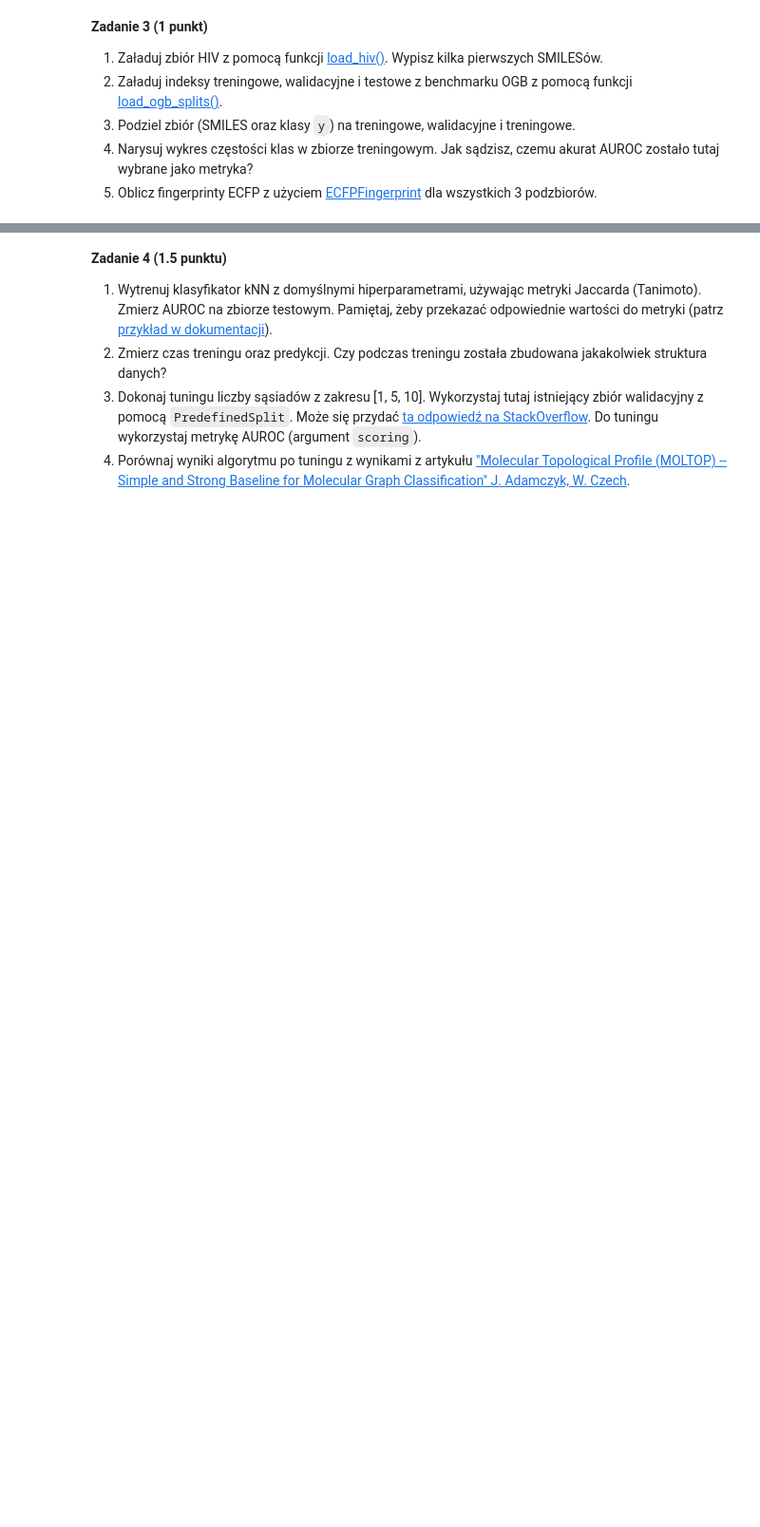
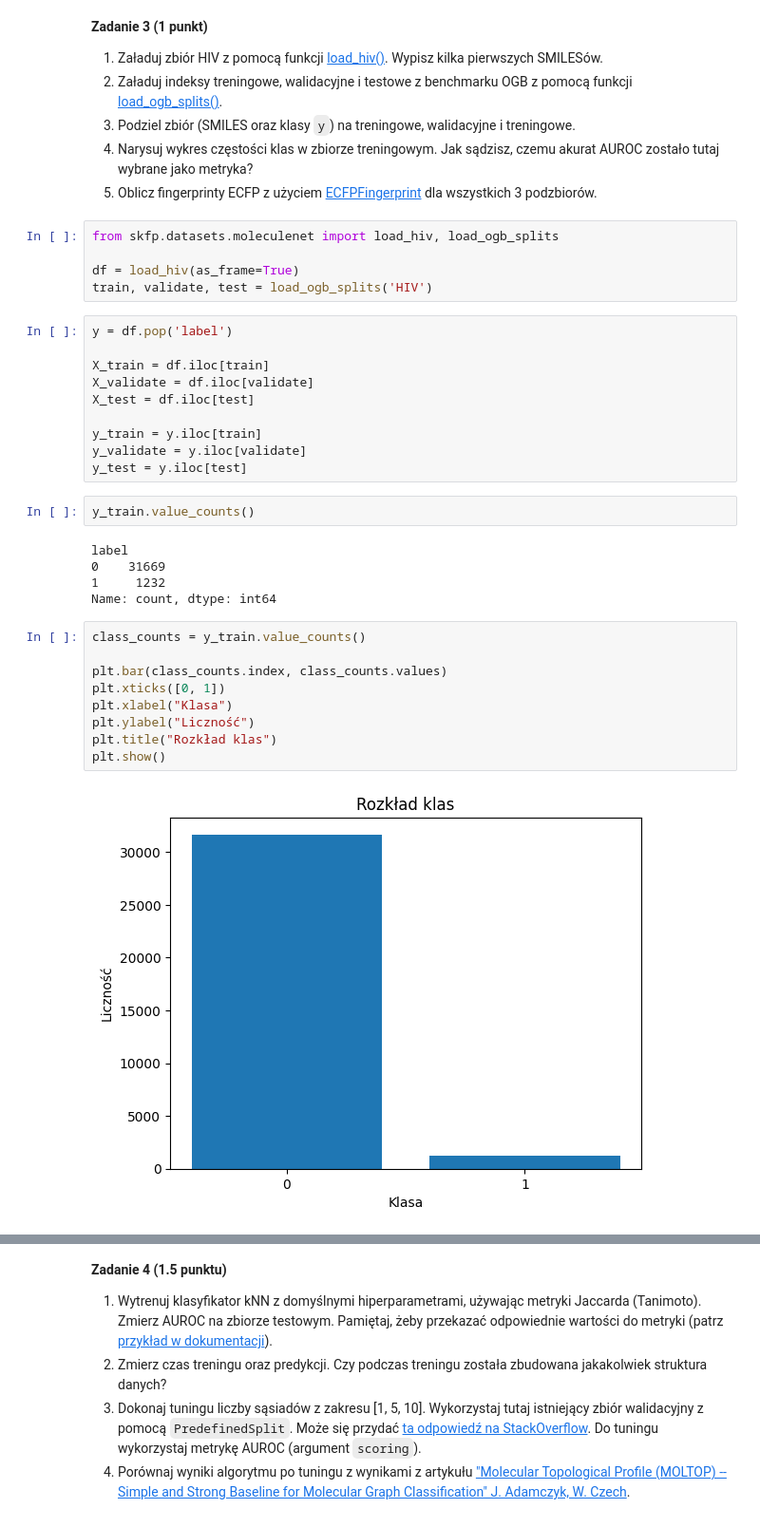
Before and after one commit to wiktorperczak/podstawy-uczenia-maszynowego-24-25, a Jupyter notebook: lab2/notebook.ipynb, the cells around one changed output, grey strips where cells are left out. Shown at 95% size. Saved outputs shown, nothing was run; the diff lists cells and outputs as text; blank space fills up the shorter version.

```diff
--- a/lab2/notebook.ipynb
+++ b/lab2/notebook.ipynb
@@ -394,3 +475,36 @@ Jako że zbiór jest binarny, to nie ma potrzeby żadnego skalowania zmiennych.
 3. Podziel zbiór (SMILES oraz klasy `y`) na treningowe, walidacyjne i treningowe.
 4. Narysuj wykres częstości klas w zbiorze treningowym. Jak sądzisz, czemu akurat AUROC zostało tutaj wybrane jako metryka?
 5. Oblicz fingerprinty ECFP z użyciem [ECFPFingerprint](https://scikit-fingerprints.github.io/scikit-fingerprints/modules/generated/skfp.fingerprints.ECFPFingerprint.html#skfp.fingerprints.ECFPFingerprint) dla wszystkich 3 podzbiorów.
+# %%
+from skfp.datasets.moleculenet import load_hiv, load_ogb_splits
+
+df = load_hiv(as_frame=True)
+train, validate, test = load_ogb_splits('HIV')
+# %%
+y = df.pop('label')
+
+X_train = df.iloc[train]
+X_validate = df.iloc[validate]
+X_test = df.iloc[test]
+
+y_train = y.iloc[train]
+y_validate = y.iloc[validate]
+y_test = y.iloc[test]
+# %%
+y_train.value_counts()
+# %% [output]
+label
+0    31669
+1     1232
+Name: count, dtype: int64
+# %%
+class_counts = y_train.value_counts()
+
+plt.bar(class_counts.index, class_counts.values)
+plt.xticks([0, 1])
+plt.xlabel("Klasa")
+plt.ylabel("Liczność")
+plt.title("Rozkład klas")
+plt.show()
+# %% [output]
+[figure, added]
```
Also changed, not shown: parts of 9 cells of this notebook.
